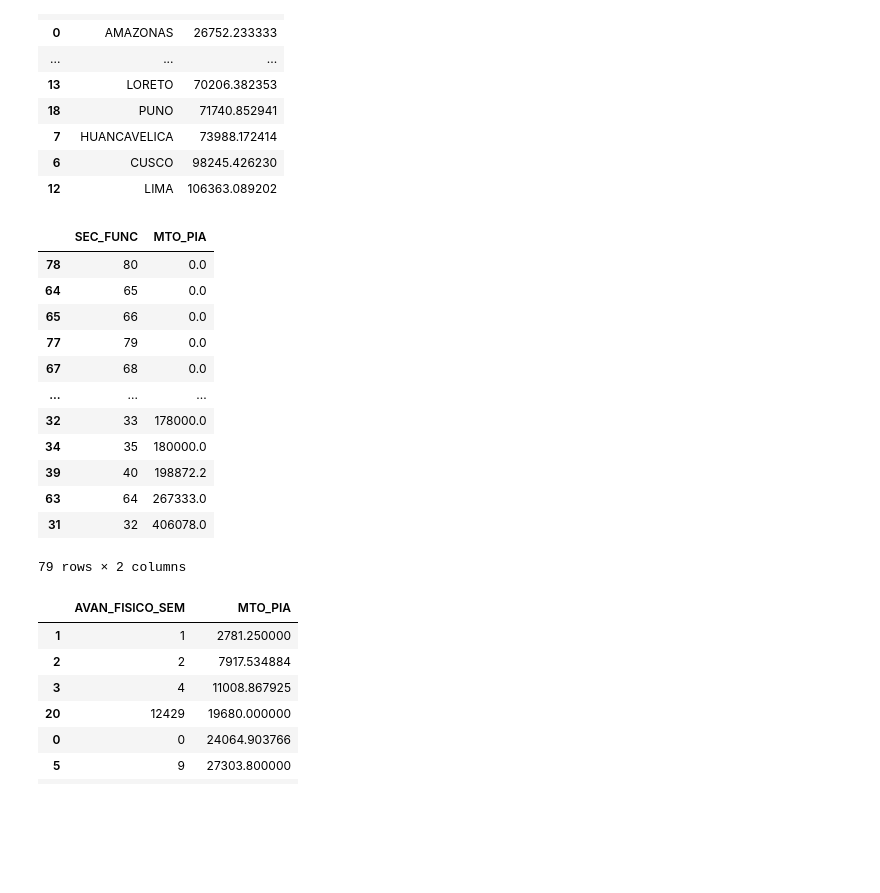
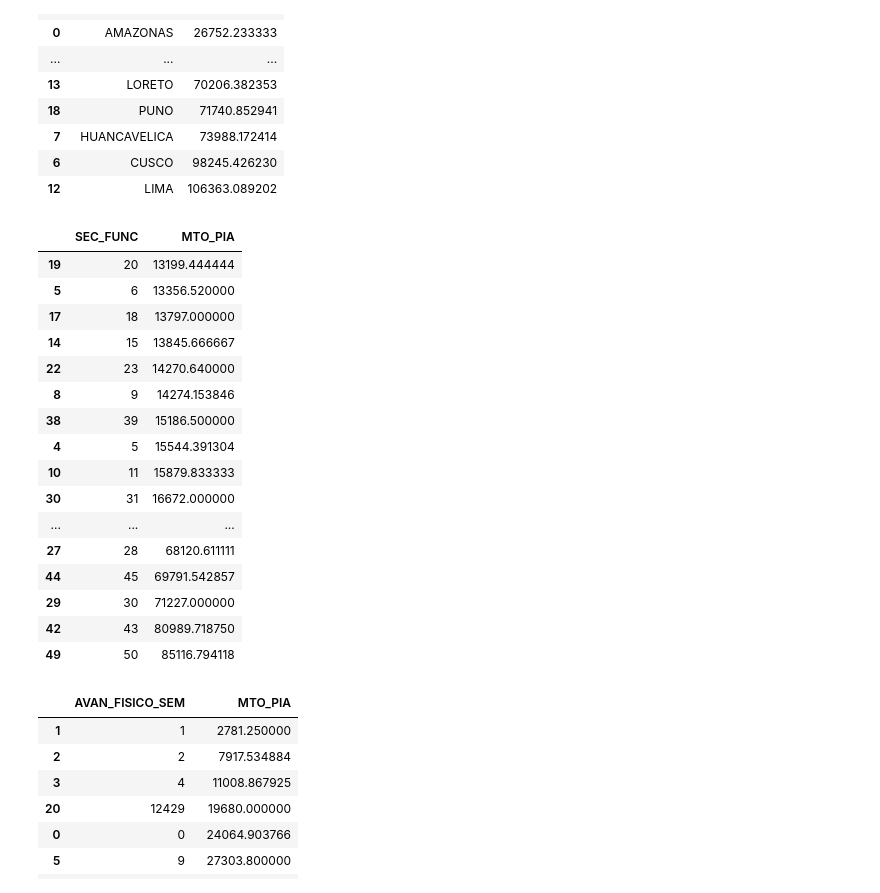
Before and after one commit to Skinde/ML_ministerio_desarollo, a Jupyter notebook: visualizacion.ipynb, the cells around one changed output. Saved outputs shown, nothing was run; the diff lists cells and outputs as text; code cells hidden in the pictures; blank space fills up the shorter version.

```diff
--- a/visualizacion.ipynb
+++ b/visualizacion.ipynb
@@ -457,21 +457,25 @@ results_2_df.sort_values('MTO_PIA')
 | 12 | LIMA | 106363.089202 |
 # %%
 results_2_df = train_data_df.groupby('SEC_FUNC', as_index=False)['MTO_PIA'].mean()
-results_2_df.sort_values('MTO_PIA')
+results_2_df.sort_values('MTO_PIA')[30:63]
 # %% [output]
 |  | SEC_FUNC | MTO_PIA |
-| 78 | 80 | 0.0 |
-| 64 | 65 | 0.0 |
-| 65 | 66 | 0.0 |
-| 77 | 79 | 0.0 |
-| 67 | 68 | 0.0 |
+| 19 | 20 | 13199.444444 |
+| 5 | 6 | 13356.520000 |
+| 17 | 18 | 13797.000000 |
+| 14 | 15 | 13845.666667 |
+| 22 | 23 | 14270.640000 |
+| 8 | 9 | 14274.153846 |
+| 38 | 39 | 15186.500000 |
+| 4 | 5 | 15544.391304 |
+| 10 | 11 | 15879.833333 |
+| 30 | 31 | 16672.000000 |
 | ... | ... | ... |
-| 32 | 33 | 178000.0 |
-| 34 | 35 | 180000.0 |
-| 39 | 40 | 198872.2 |
-| 63 | 64 | 267333.0 |
-| 31 | 32 | 406078.0 |
+| 27 | 28 | 68120.611111 |
+| 44 | 45 | 69791.542857 |
+| 29 | 30 | 71227.000000 |
+| 42 | 43 | 80989.718750 |
+| 49 | 50 | 85116.794118 |
-79 rows × 2 columns
 # %%
 results_2_df = train_data_df.groupby('AVAN_FISICO_SEM', as_index=False)['MTO_PIA'].mean()
 results_2_df.sort_values('MTO_PIA')
```
Also changed, not shown: parts of 2 cells of this notebook, 1 other file.
